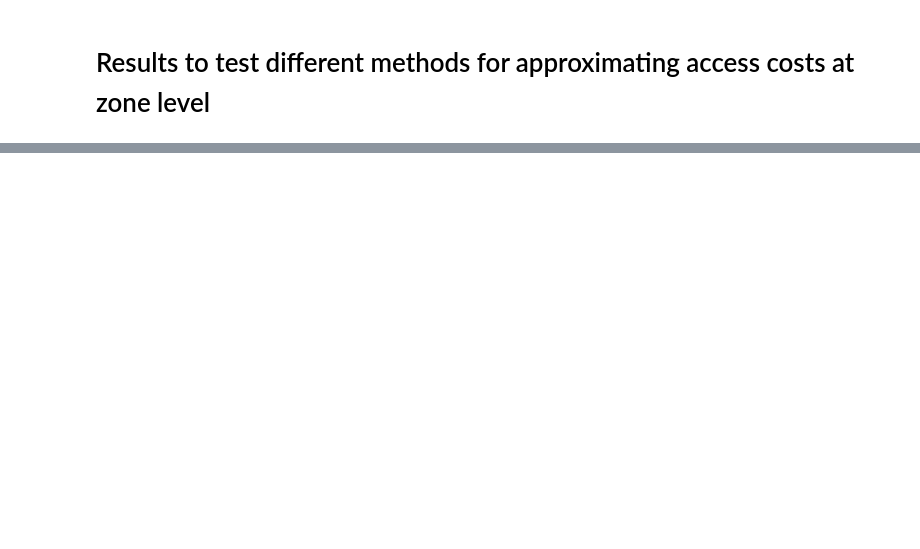
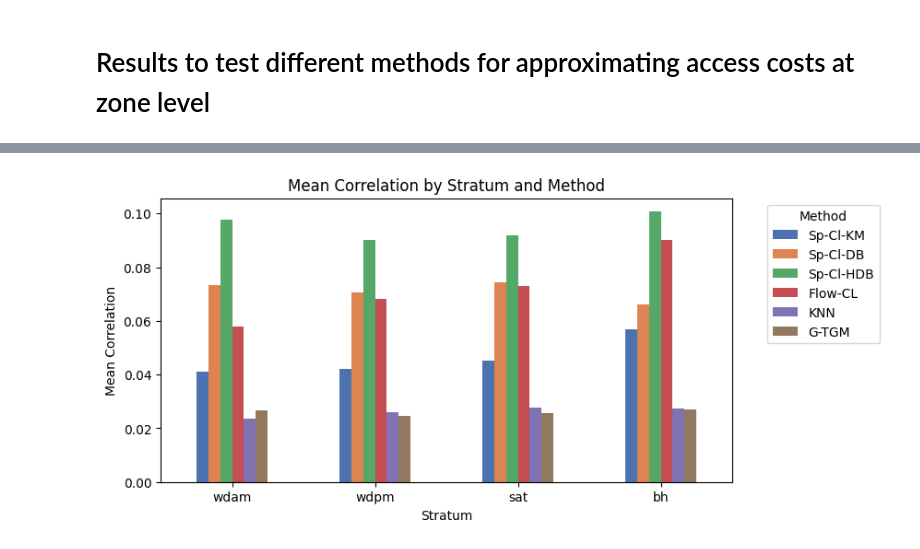
Before and after one commit to cmconlan/efficient_and_dynamic_accessibility_analysis, a Jupyter notebook: 10-analyse-results-chapter-3-part1.ipynb, the cells around one changed output, grey strips where cells are left out. Drawn from its saved outputs; the diff is of its cells as text; code cells hidden in the pictures; blank space fills up the shorter version.

```diff
--- a/10-analyse-results-chapter-3-part1.ipynb
+++ b/10-analyse-results-chapter-3-part1.ipynb
@@ -66,0 +127,16 @@ results.to_csv('results_check.csv')
+# %%
+groupedstd = results_filt.groupby(['stratum','method-label'])['corr'].std().unstack()
+groupedstd = groupedstd.reindex(methodorder, axis=1)
+groupedstd = groupedstd.reindex(stratumorder, axis=0)
+# %%
+fig, ax = plt.subplots(1,figsize=(8,4))
+
+groupedstd.plot(kind='bar', color=methodcolors, ax=ax)
+ax.set_xlabel('Stratum')
+ax.set_ylabel('Mean Correlation')
+ax.set_title('Mean Correlation by Stratum and Method')
+ax.legend(title='Method', bbox_to_anchor=(1.05, 1), loc='upper left')
+ax.tick_params(axis='x', labelrotation= 0)
+plt.show()
+# %% [output]
+[figure, added]
```
Also changed, not shown: parts of 12 cells of this notebook, 1 other file.
